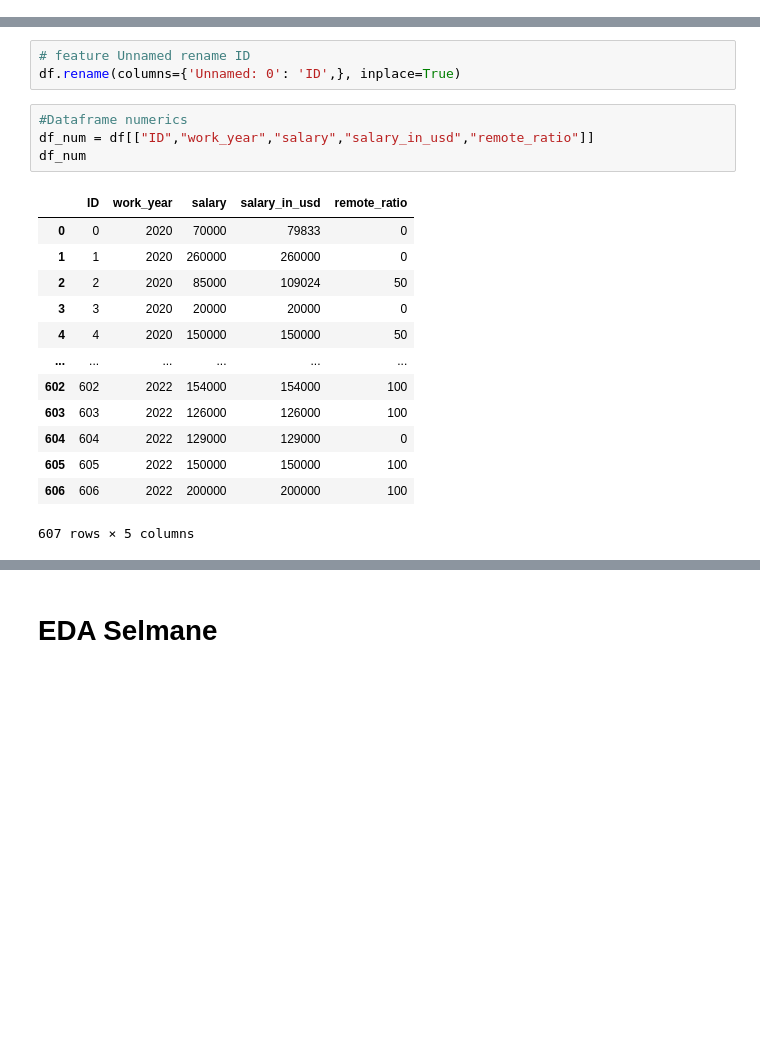
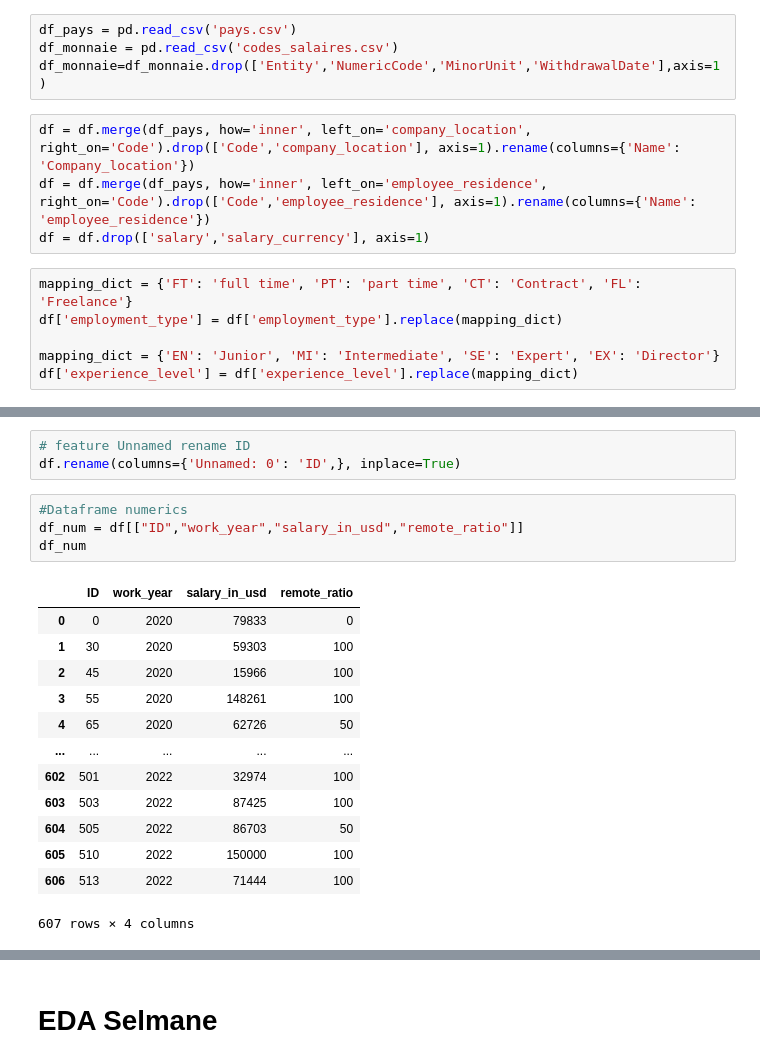
Before and after one commit to TristanLeMoyec/Salaires_EDA, a Jupyter notebook: EDA_salary.ipynb, the cells around one changed output, grey strips where cells are left out. Cells and saved outputs as stored; diff of their text form; blank space fills up the shorter version.

```diff
--- a/EDA_salary.ipynb
+++ b/EDA_salary.ipynb
@@ -27,3 +27,17 @@ df
 | 605 | 605 | 2022 | SE | FT | Data Analyst | 150000 | USD | ... |
 | 606 | 606 | 2022 | MI | FT | AI Scientist | 200000 | USD | ... |
 607 rows × 12 columns
+# %%
+df_pays = pd.read_csv('pays.csv')
+df_monnaie = pd.read_csv('codes_salaires.csv')
+df_monnaie=df_monnaie.drop(['Entity','NumericCode','MinorUnit','WithdrawalDate'],axis=1)
+# %%
+df = df.merge(df_pays, how='inner', left_on='company_location', right_on='Code').drop(['Code','company_location'], axis=1).rename(columns={'Name': 'Company_location'})
+df = df.merge(df_pays, how='inner', left_on='employee_residence', right_on='Code').drop(['Code','employee_residence'], axis=1).rename(columns={'Name': 'employee_residence'})
+df = df.drop(['salary','salary_currency'], axis=1)
+# %%
+mapping_dict = {'FT': 'full time', 'PT': 'part time', 'CT': 'Contract', 'FL': 'Freelance'}
+df['employment_type'] = df['employment_type'].replace(mapping_dict)
+
+mapping_dict = {'EN': 'Junior', 'MI': 'Intermediate', 'SE': 'Expert', 'EX': 'Director'}
+df['experience_level'] = df['experience_level'].replace(mapping_dict)
@@ -77,19 +98,19 @@ memory usage: 57.0+ KB
 df.rename(columns={'Unnamed: 0': 'ID',}, inplace=True)
 # %%
 #Dataframe numerics
-df_num = df[["ID","work_year","salary","salary_in_usd","remote_ratio"]]
+df_num = df[["ID","work_year","salary_in_usd","remote_ratio"]]
 df_num
 # %% [output]
-|  | ID | work_year | salary | salary_in_usd | remote_ratio |
-| 0 | 0 | 2020 | 70000 | 79833 | 0 |
-| 1 | 1 | 2020 | 260000 | 260000 | 0 |
-| 2 | 2 | 2020 | 85000 | 109024 | 50 |
-| 3 | 3 | 2020 | 20000 | 20000 | 0 |
-| 4 | 4 | 2020 | 150000 | 150000 | 50 |
-| ... | ... | ... | ... | ... | ... |
-| 602 | 602 | 2022 | 154000 | 154000 | 100 |
-| 603 | 603 | 2022 | 126000 | 126000 | 100 |
-| 604 | 604 | 2022 | 129000 | 129000 | 0 |
-| 605 | 605 | 2022 | 150000 | 150000 | 100 |
-| 606 | 606 | 2022 | 200000 | 200000 | 100 |
+|  | ID | work_year | salary_in_usd | remote_ratio |
+| 0 | 0 | 2020 | 79833 | 0 |
+| 1 | 30 | 2020 | 59303 | 100 |
+| 2 | 45 | 2020 | 15966 | 100 |
+| 3 | 55 | 2020 | 148261 | 100 |
+| 4 | 65 | 2020 | 62726 | 50 |
+| ... | ... | ... | ... | ... |
+| 602 | 501 | 2022 | 32974 | 100 |
+| 603 | 503 | 2022 | 87425 | 100 |
+| 604 | 505 | 2022 | 86703 | 50 |
+| 605 | 510 | 2022 | 150000 | 100 |
+| 606 | 513 | 2022 | 71444 | 100 |
-607 rows × 5 columns
+607 rows × 4 columns
```
Also changed, not shown: parts of 18 cells of this notebook.
